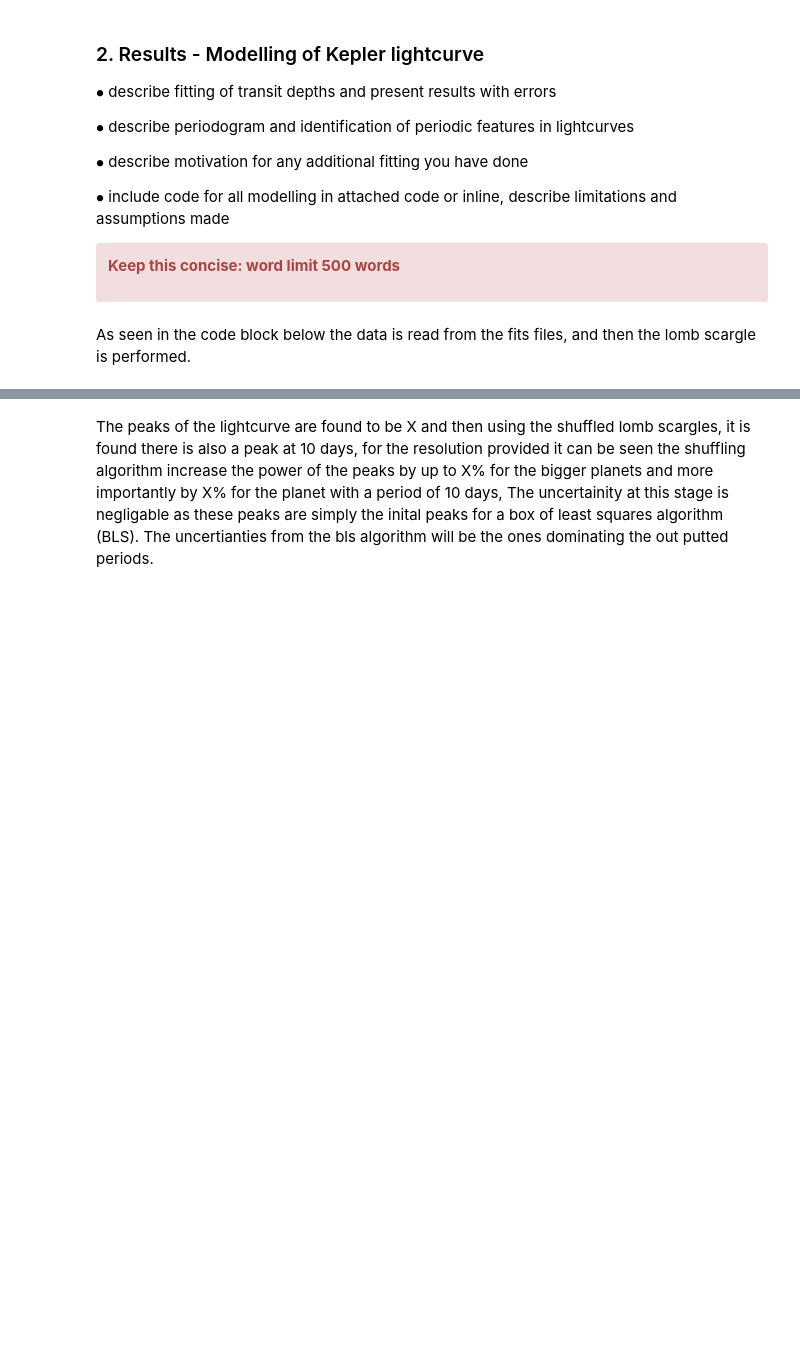
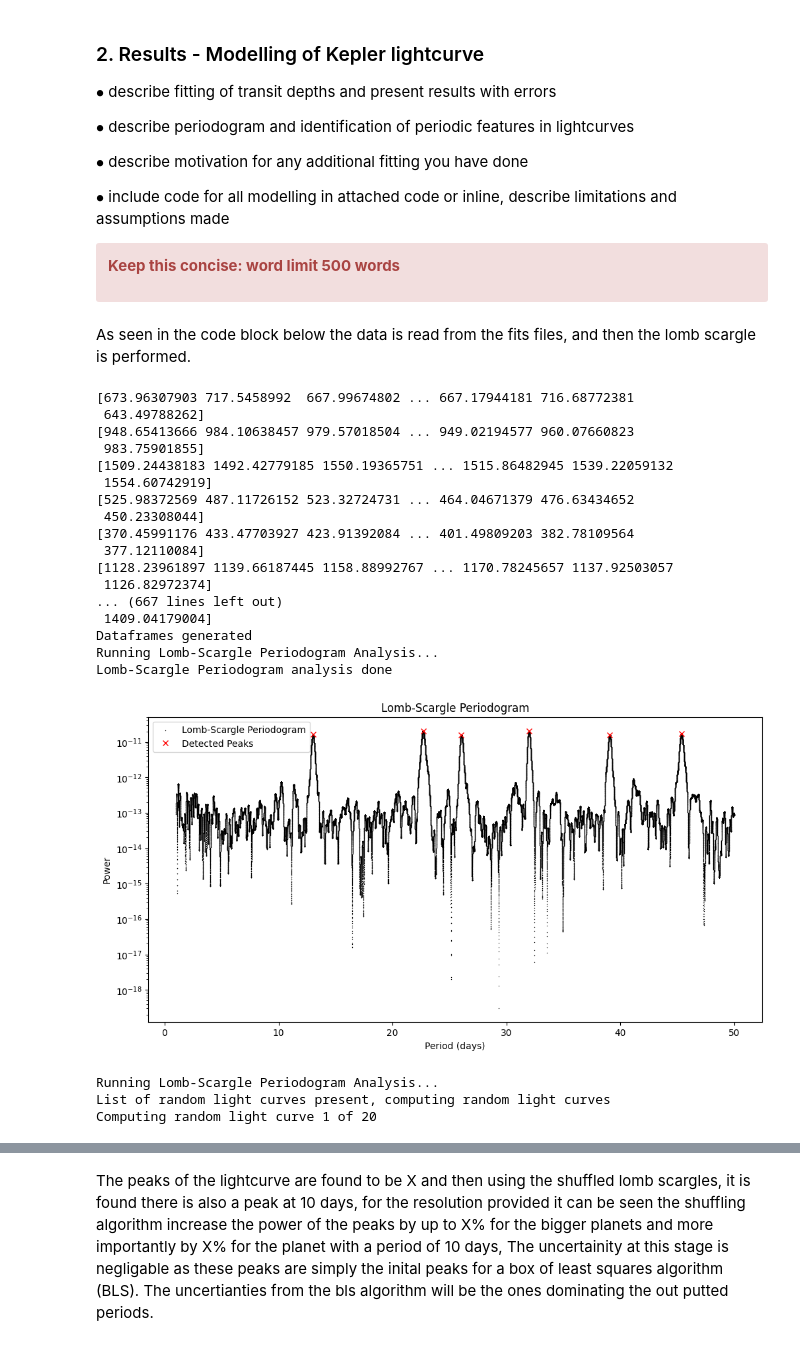
Before and after one commit to OliverMcEvoy/PlanetFinder, a Jupyter notebook: Coursework_B_Template.ipynb, the cells around one changed output, grey strips where cells are left out. Cells and saved outputs as stored; diff of their text form; code cells hidden in the pictures; blank space fills up the shorter version.

```diff
--- a/Coursework_B_Template.ipynb
+++ b/Coursework_B_Template.ipynb
@@ -83,40 +87,63 @@ As seen in the code block below the data is read from the fits files, and then t
 # %%
 #Load the data and the shuffled data into dataframes.
 file_path = 'CourseworkData/Objectlc'
+amount_of_shuffled_lightcurves = 20
 kepler_dataframe = tff.loadDataFromFitsFiles(file_path,'medfilt')
-kepler_dataframe_shuffled = tff.getRandomisedData(file_path,2000,'medfilt')
+kepler_dataframe_shuffled = tff.getRandomisedData(file_path,amount_of_shuffled_lightcurves,'medfilt')
 
 print("Dataframes generated")
 
 # Defining the period range.
 period_range = (1 ,50)
 
 
 #Perform the Lomb-Scargle periodogram
 peaks_no_shuffled, power_of_peaks = tff.run_lomb_scargle_analysis(
       kepler_dataframe,
       resolution=80000,
       period_range=period_range,
       power_filter = 0.05*(10**-11))
 
 #Perform the Lomb-Scargle periodogram with the shuffled data
 peaks_adjusted, power_of_peaks_adjusted = tff.run_lomb_scargle_analysis(
       kepler_dataframe,
       resolution=80000,
       period_range=period_range,
       list_of_random_lightcurves=kepler_dataframe_shuffled,
       different=True,
       power_filter = 0.05*(10**-11))
 
 def compare_peaks_in_nice_table(peaks_no_shuffled, peaks_adjusted, power_of_peaks, power_of_peaks_adjusted):
     #Create a nice table to compare the peaks found in the two periodograms
     print("Peaks found in the periodogram of the original data:")
     print("Period (days) | Power")
     for i in range(len(peaks_no_shuffled)):
         print(peaks_no_shuffled[i], " | ", power_of_peaks[i])
     print("\nPeaks found in the periodogram of the shuffled data:")
     print("Period (days) | Power")
     for i in range(len(peaks_adjusted)):
         print(peaks_adjusted[i], " | ", power_of_peaks_adjusted[i])
+# %% [output]
+[673.96307903 717.5458992  667.99674802 ... 667.17944181 716.68772381
+ 643.49788262]
+[948.65413666 984.10638457 979.57018504 ... 949.02194577 960.07660823
+ 983.75901855]
+[1509.24438183 1492.42779185 1550.19365751 ... 1515.86482945 1539.22059132
+ 1554.60742919]
+[525.98372569 487.11726152 523.32724731 ... 464.04671379 476.63434652
+ 450.23308044]
+[370.45991176 433.47703927 423.91392084 ... 401.49809203 382.78109564
+ 377.12110084]
+[1128.23961897 1139.66187445 1158.88992767 ... 1170.78245657 1137.92503057
+ 1126.82972374]
+... (667 lines left out)
+ 1409.04179004]
+Dataframes generated
+Running Lomb-Scargle Periodogram Analysis...
+Lomb-Scargle Periodogram analysis done
+[figure, added]
+Running Lomb-Scargle Periodogram Analysis...
+List of random light curves present, computing random light curves
+Computing random light curve 1 of 20
 # %%
 compare_peaks_in_nice_table(peaks_no_shuffled, peaks_adjusted, power_of_peaks, power_of_peaks_adjusted)
```
Also changed, not shown: parts of 11 cells of this notebook, 4 other files.
